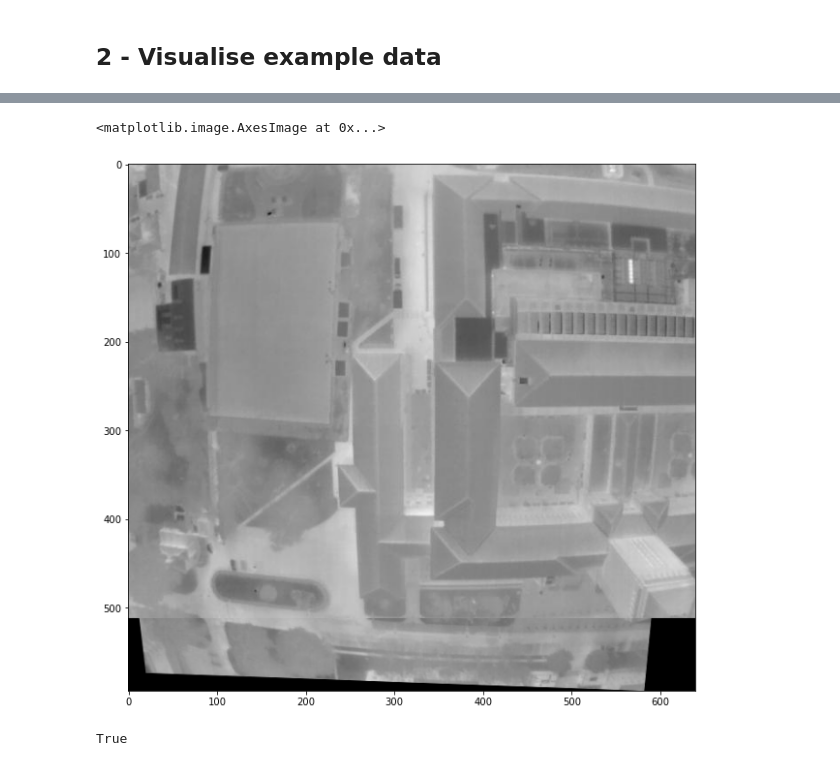
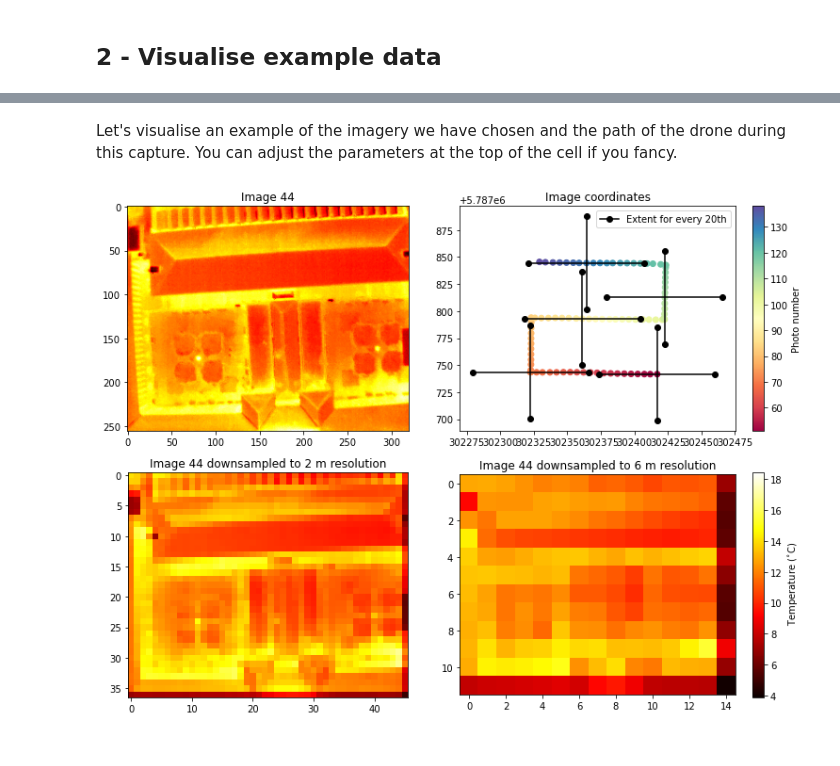
Before and after one commit to luke-scot/s4-thermal, a Jupyter notebook: summary.ipynb, the cells around one changed output, grey strips where cells are left out. Saved outputs shown, nothing was run; the diff lists cells and outputs as text; code cells hidden in the pictures.

```diff
--- a/summary.ipynb
+++ b/summary.ipynb
@@ -162,8 +89,0 @@ Lossy conversion from float64 to uint8. Range [1.5428183478051096, 27.9657814140
-# %%
-# Plot images to be stitched
-imageNums = [5,10]
-fig, axs = plt.subplots(1,2,figsize=[13,5])
-for i, val in enumerate(imageNums):
-    arr = img_to_arr(merged.iloc[val]['imgPath'])
-    a = axs[i].imshow(arr,cmap=cmap)
-    axs[i].set_title('Image {}'.format(val))
@@ -311,29 +90,40 @@ plt.show()
-# %%
-# transform the panorama image to grayscale and threshold it
-gray = cv2.cvtColor(result, cv2.COLOR_BGR2GRAY)
-thresh = cv2.threshold(gray, 0, 255, cv2.THRESH_BINARY)[1]
-
-# Finds contours from the binary image
-cnts = cv2.findContours(thresh.copy(), cv2.RETR_EXTERNAL, cv2.CHAIN_APPROX_SIMPLE)
-cnts = imutils.grab_contours(cnts)
-
-# get the maximum contour area
-c = max(cnts, key=cv2.contourArea)
-
-# get a bbox from the contour area
-(x, y, w, h) = cv2.boundingRect(c)
-
-# crop the image to the bbox coordinates
-result = result[y:y + h, x:x + w]
-
-# show the cropped image
-plt.figure(figsize=(20,10))
-plt.imshow(result)
-# %% [output]
-<matplotlib.image.AxesImage at 0x...>
-[figure, removed]
-# %%
-image_to_write = cv2.cvtColor(result, cv2.COLOR_RGB2BGR)
-cv2.imwrite("plots/thermalStitch.png", image_to_write)
-# %% [output]
-True
+# %% [markdown]
+Let's visualise an example of the imagery we have chosen and the path of the drone during this capture. You can adjust the parameters at the top of the cell if you fancy.
+# %%
+## Plot flight path with an example image and downscale
+useCentre = True # True if only using center of images
+imageNum = 44 # Example image
+resolutions = [2, 6, 60] # Resolutions to downsample to
+skip = 20 # Plot every nth image for path
+
+# Plot example image
+fig, axs = plt.subplots(2,2,figsize=[11,8])
+arr = hf.img_to_arr(merged.iloc[imageNum]['imgPath'])
+yCoords, xCoords = [(np.array(range(arr.shape[i]))-(arr.shape[i]/2))*pxSize+pxSize/2 for i in [0,1]]
+if useCentre: xq, yq = int(np.floor(len(xCoords)/4)), int(np.floor(len(yCoords)/4))
+else: xq, yq = False, False
+arr = hf.img_to_arr(merged.iloc[imageNum]['imgPath'], xq=xq, yq=yq)
+a = axs[0,0].imshow(arr, cmap=cmap)
+axs[0,0].set_title('Image {}'.format(imageNum))
+
+# Plot route
+b = axs[0,1].scatter(merged.x,merged.y,c=merged.index, cmap='Spectral')
+size = np.array(arr.shape[:2])*pxSize/2
+for i, row in merged[::skip].iterrows():
+    axs[0,1].plot([row.x-size[1], row.x+size[1]], [row.y, row.y],'k-o')
+    axs[0,1].plot([row.x, row.x],[row.y-size[1], row.y+size[1]],'k-o')
+axs[0,1].set_title('Image coordinates')
+axs[0,1].legend(labels=['Extent for every {}th'.format(skip)])
+fig.colorbar(b, ax=axs[0,1],label='Photo number')
+
+# Plot example downsampled image
+for i, val in enumerate(resolutions):
+    ds_array = hf.downsample_arr(arr, pxSize, val)
+    if i<2:
+        c = axs[1,i].imshow(ds_array) if imageType else axs[1,i].imshow(ds_array, vmin=arr.min(), vmax=arr.max(),cmap=cmap)
+        axs[1,i].set_title('Image {} downsampled to {} m resolution'.format(str(imageNum),val))
+if imageType is False: fig.colorbar(c, ax=axs[1,1], label=' Temperature ($^{\circ}$C)')
+fig.tight_layout()
+plt.show()
+# %% [output]
+[figure, added]
```
Also changed, not shown: parts of 44 cells of this notebook, 2 other files.
